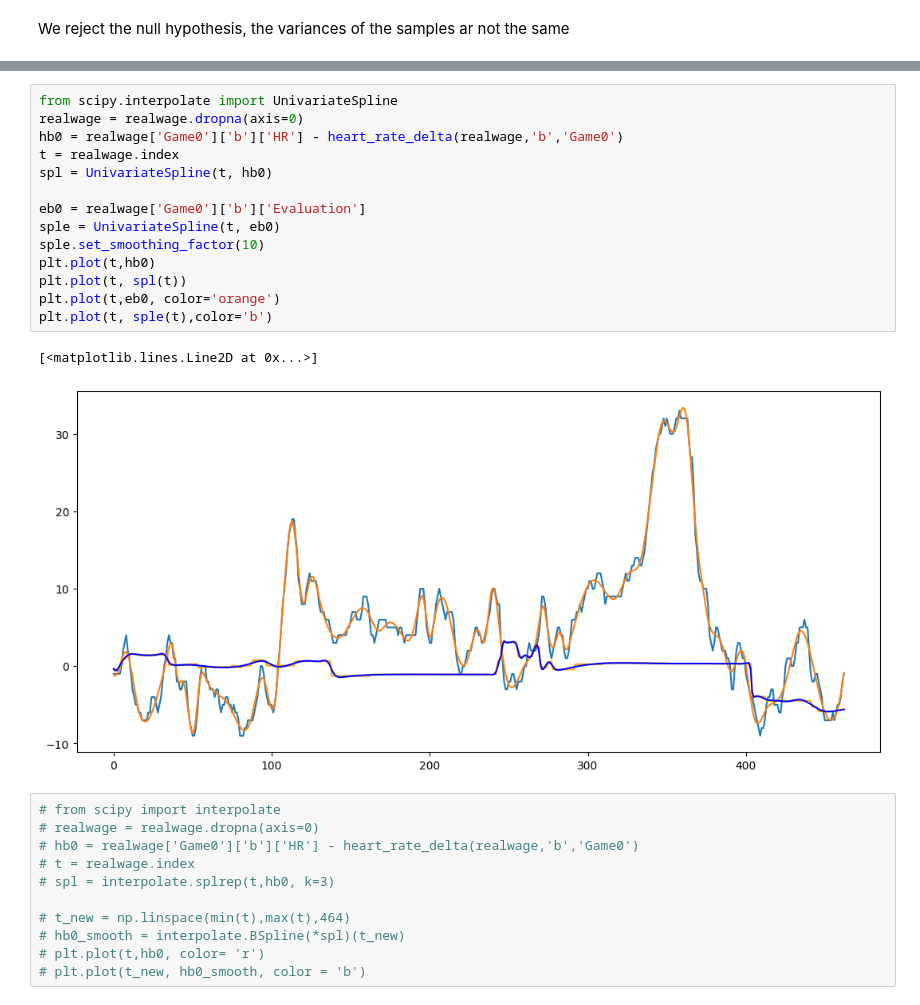
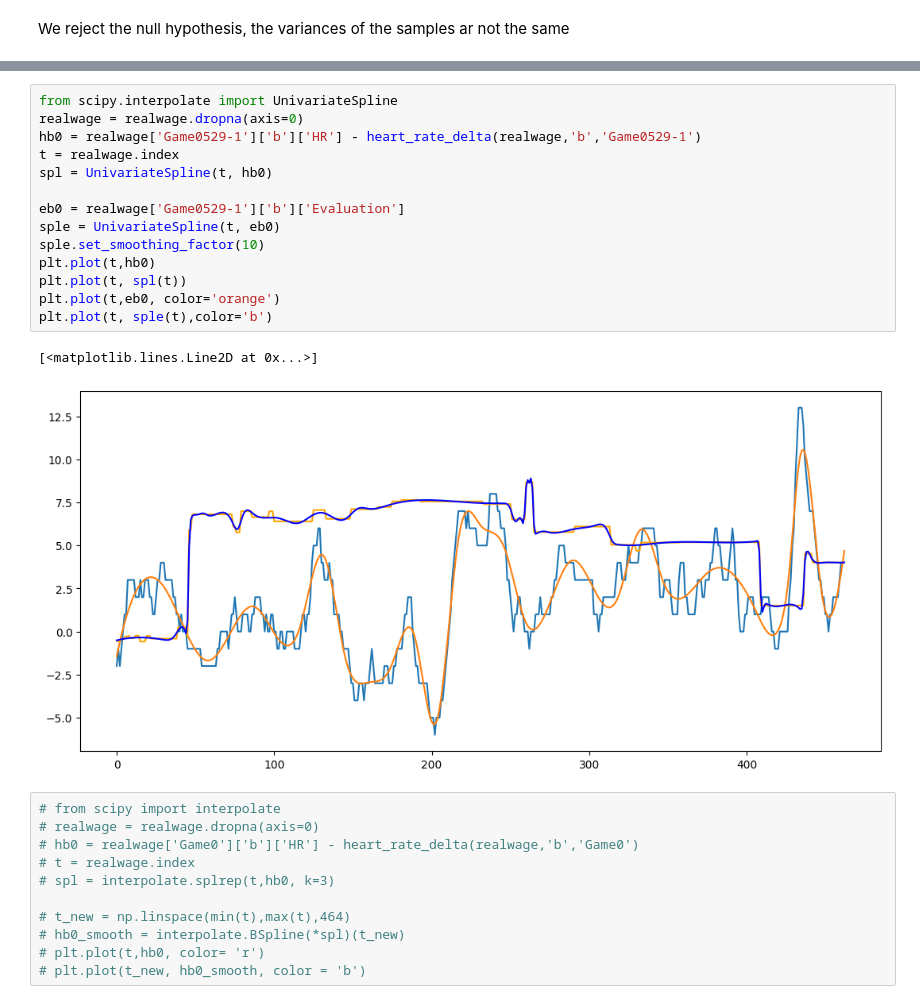
Before and after one commit to tommdim/statistics-101, a Jupyter notebook: project/src/vale.ipynb, the cells around one changed output, grey strips where cells are left out. Saved outputs shown, nothing was run; the diff lists cells and outputs as text.

```diff
--- a/project/src/vale.ipynb
+++ b/project/src/vale.ipynb
@@ -192,20 +192,20 @@ Name: HR, Length: 1189, dtype: float64
 # %%
 from scipy.interpolate import UnivariateSpline
 realwage = realwage.dropna(axis=0)
-hb0 = realwage['Game0']['b']['HR'] - heart_rate_delta(realwage,'b','Game0')
+hb0 = realwage['Game0529-1']['b']['HR'] - heart_rate_delta(realwage,'b','Game0529-1')
 t = realwage.index
 spl = UnivariateSpline(t, hb0)
 
-eb0 = realwage['Game0']['b']['Evaluation']
+eb0 = realwage['Game0529-1']['b']['Evaluation']
 sple = UnivariateSpline(t, eb0)
 sple.set_smoothing_factor(10)
 plt.plot(t,hb0)
 plt.plot(t, spl(t))
 plt.plot(t,eb0, color='orange')
 plt.plot(t, sple(t),color='b')
 # %% [output]
 [<matplotlib.lines.Line2D at 0x...>]
-[figure, old version]
+[figure, new version]
 # %%
 # from scipy import interpolate
 # realwage = realwage.dropna(axis=0)
```
Also changed, not shown: parts of 15 cells of this notebook.
